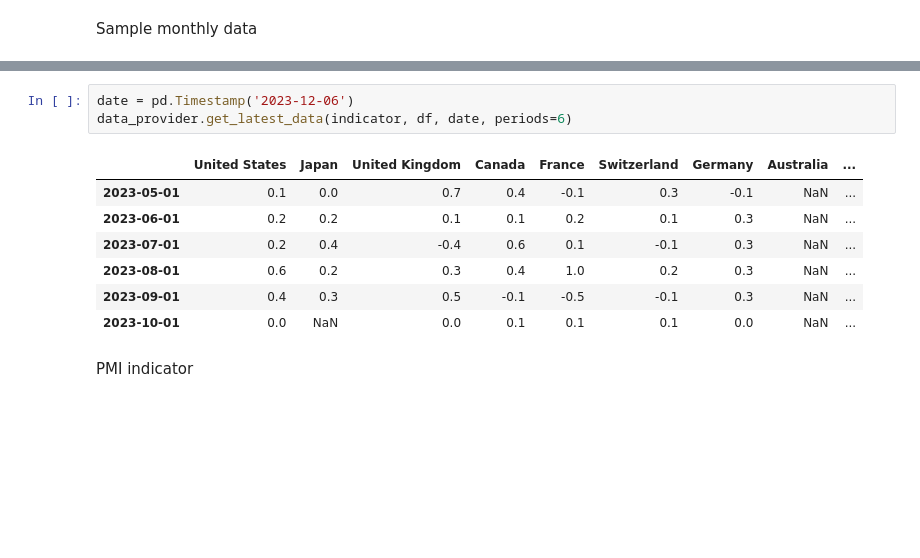
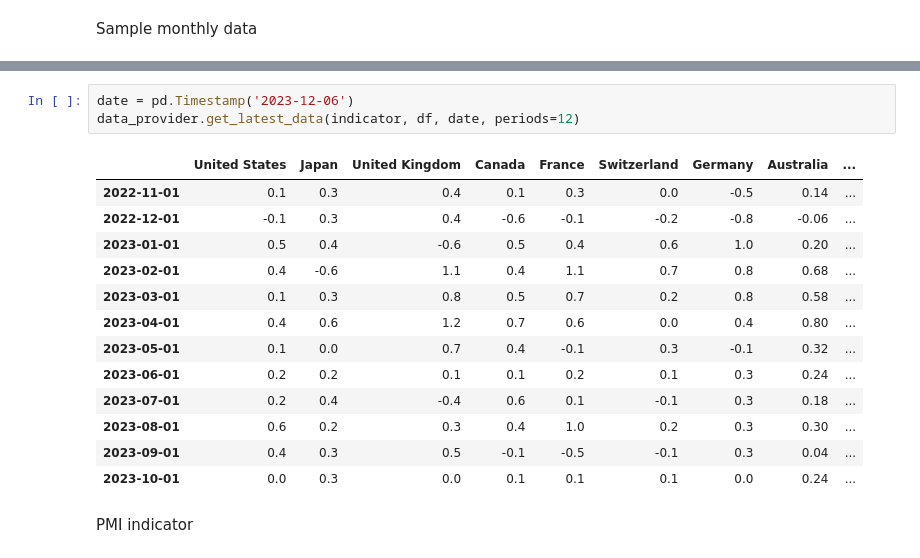
Before and after one commit to lharazin/TFM, a Jupyter notebook: Algorithm/data/prepare_indicators.ipynb, the cells around one changed output, grey strips where cells are left out. Saved outputs shown, nothing was run; the diff lists cells and outputs as text; blank space fills up the shorter version.

```diff
--- a/Algorithm/data/prepare_indicators.ipynb
+++ b/Algorithm/data/prepare_indicators.ipynb
@@ -588,15 +681,21 @@ Inflation Rate MoM
 300 rows × 27 columns
 # %%
 date = pd.Timestamp('2023-12-06')
-data_provider.get_latest_data(indicator, df, date, periods=6)
+data_provider.get_latest_data(indicator, df, date, periods=12)
 # %% [output]
 |  | United States | Japan | United Kingdom | Canada | France | Switzerland | Germany | Australia | ... |
-| 2023-05-01 | 0.1 | 0.0 | 0.7 | 0.4 | -0.1 | 0.3 | -0.1 | NaN | ... |
-| 2023-06-01 | 0.2 | 0.2 | 0.1 | 0.1 | 0.2 | 0.1 | 0.3 | NaN | ... |
-| 2023-07-01 | 0.2 | 0.4 | -0.4 | 0.6 | 0.1 | -0.1 | 0.3 | NaN | ... |
-| 2023-08-01 | 0.6 | 0.2 | 0.3 | 0.4 | 1.0 | 0.2 | 0.3 | NaN | ... |
-| 2023-09-01 | 0.4 | 0.3 | 0.5 | -0.1 | -0.5 | -0.1 | 0.3 | NaN | ... |
-| 2023-10-01 | 0.0 | NaN | 0.0 | 0.1 | 0.1 | 0.1 | 0.0 | NaN | ... |
+| 2022-11-01 | 0.1 | 0.3 | 0.4 | 0.1 | 0.3 | 0.0 | -0.5 | 0.14 | ... |
+| 2022-12-01 | -0.1 | 0.3 | 0.4 | -0.6 | -0.1 | -0.2 | -0.8 | -0.06 | ... |
+| 2023-01-01 | 0.5 | 0.4 | -0.6 | 0.5 | 0.4 | 0.6 | 1.0 | 0.20 | ... |
+| 2023-02-01 | 0.4 | -0.6 | 1.1 | 0.4 | 1.1 | 0.7 | 0.8 | 0.68 | ... |
+| 2023-03-01 | 0.1 | 0.3 | 0.8 | 0.5 | 0.7 | 0.2 | 0.8 | 0.58 | ... |
+| 2023-04-01 | 0.4 | 0.6 | 1.2 | 0.7 | 0.6 | 0.0 | 0.4 | 0.80 | ... |
+| 2023-05-01 | 0.1 | 0.0 | 0.7 | 0.4 | -0.1 | 0.3 | -0.1 | 0.32 | ... |
+| 2023-06-01 | 0.2 | 0.2 | 0.1 | 0.1 | 0.2 | 0.1 | 0.3 | 0.24 | ... |
+| 2023-07-01 | 0.2 | 0.4 | -0.4 | 0.6 | 0.1 | -0.1 | 0.3 | 0.18 | ... |
+| 2023-08-01 | 0.6 | 0.2 | 0.3 | 0.4 | 1.0 | 0.2 | 0.3 | 0.30 | ... |
+| 2023-09-01 | 0.4 | 0.3 | 0.5 | -0.1 | -0.5 | -0.1 | 0.3 | 0.04 | ... |
+| 2023-10-01 | 0.0 | 0.3 | 0.0 | 0.1 | 0.1 | 0.1 | 0.0 | 0.24 | ... |
 # %% [markdown]
 PMI indicator
 # %%
```
Also changed, not shown: parts of 22 cells of this notebook, 1 other file.
